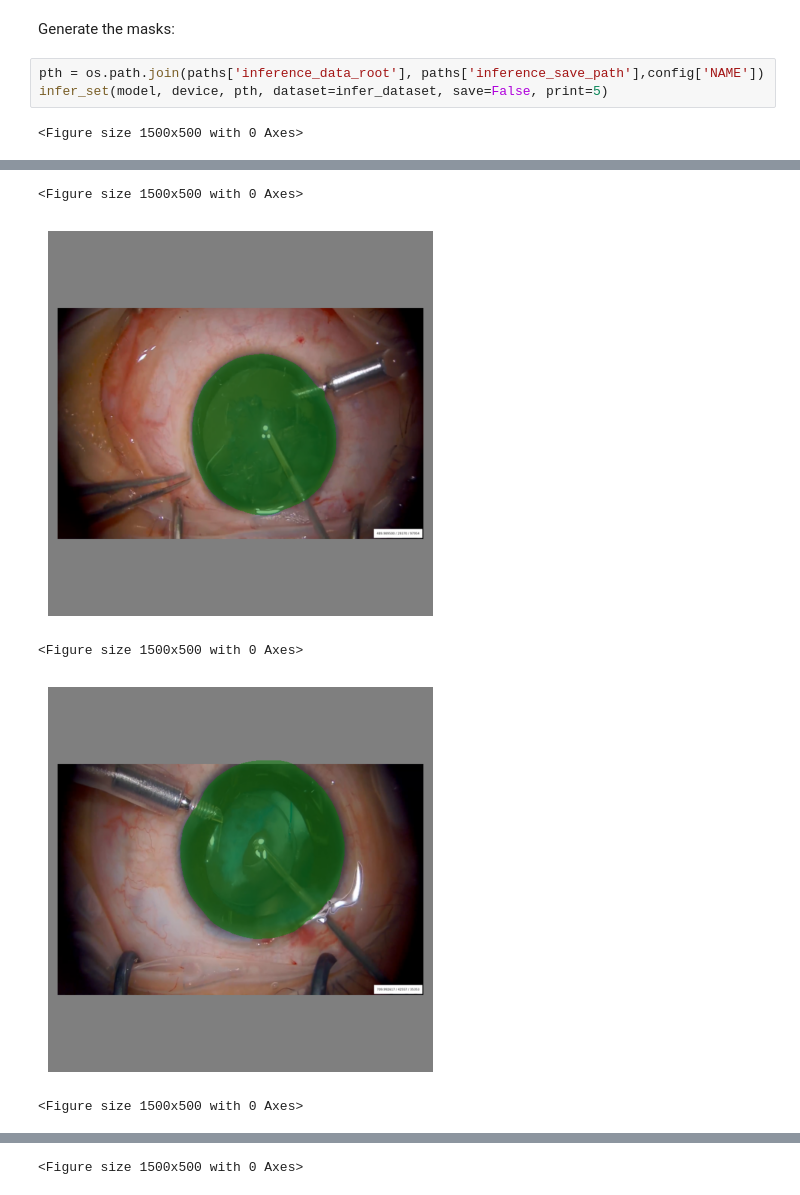
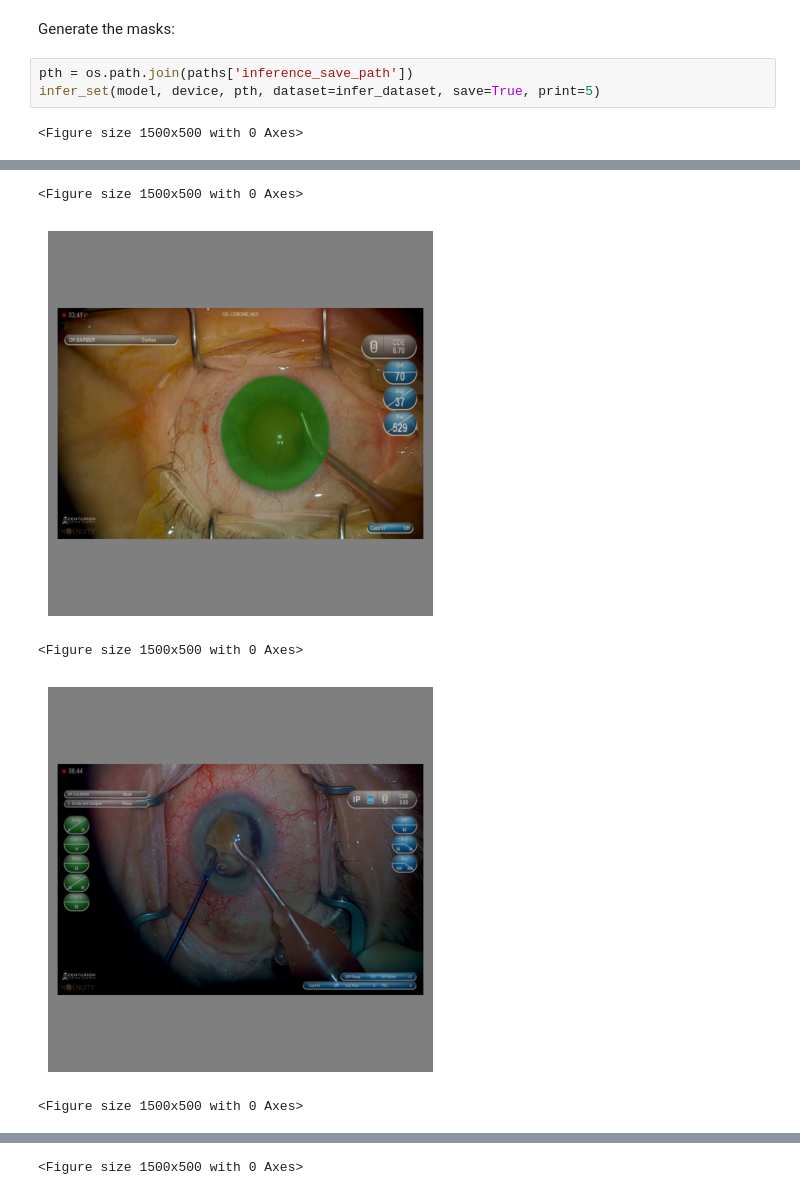
Before and after one commit to Jonathm126/CataractIrisSegmentation_SMP, a Jupyter notebook: train_model.ipynb, the cells around one changed output, grey strips where cells are left out. Drawn from its saved outputs; the diff is of its cells as text.

Commit message:
more inference

```diff
--- a/train_model.ipynb
+++ b/train_model.ipynb
@@ -188,7 +188,7 @@ infer_dataset = SegmentationInferenceDataset(paths['inference_data_root'], trans
 # %% [markdown]
 Generate the masks:
 # %%
-pth = os.path.join(paths['inference_data_root'], paths['inference_save_path'],config['NAME'])
-infer_set(model, device, pth, dataset=infer_dataset, save=False, print=5)
+pth = os.path.join(paths['inference_save_path'])
+infer_set(model, device, pth, dataset=infer_dataset, save=True, print=5)
 # %% [output]
 <Figure size 1500x500 with 0 Axes>
@@ -196,5 +196,5 @@ infer_set(model, device, pth, dataset=infer_dataset, save=False, print=5)
 <Figure size 1500x500 with 0 Axes>
-[figure, old version]
+[figure, new version]
 <Figure size 1500x500 with 0 Axes>
-[figure, old version]
+[figure, new version]
 <Figure size 1500x500 with 0 Axes>
```
Also changed, not shown: parts of 1 cell of this notebook, 1 other file.
